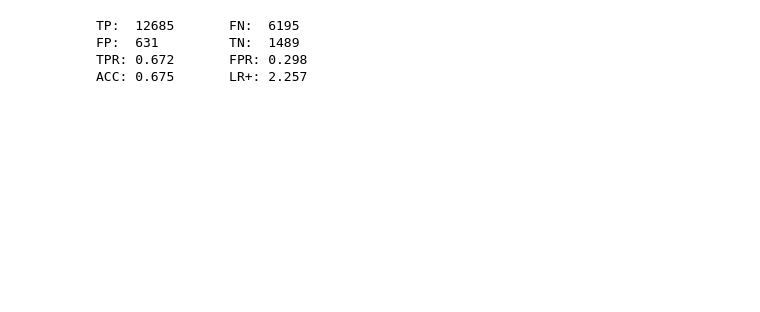
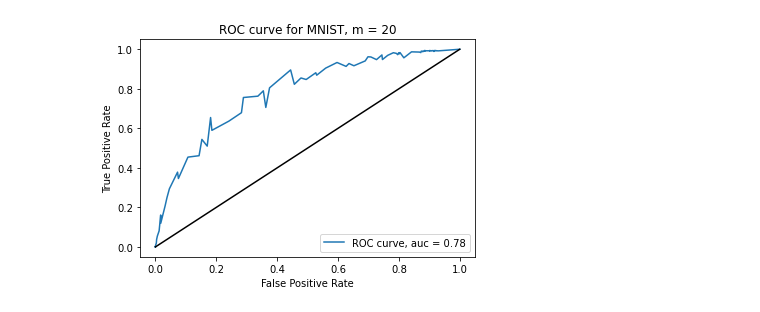
Before and after one commit to johannes-graner/data-mining-project, a Jupyter notebook: code/mnist.ipynb, the cells around one changed output. Cells and saved outputs as stored; diff of their text form; code cells hidden in the pictures; blank space fills up the shorter version.

Commit message:
ROC curves

```diff
--- a/code/mnist.ipynb
+++ b/code/mnist.ipynb
@@ -16,4 +21,4 @@ labels = np.array(list(map(lambda x: 0 if x != 0 else 1, labels)))
 # %%
 x_train, x_test, y_train, y_test = train_test_split(
-  digits, labels, test_size=0.3
+  data_inliers, labels_inliers, test_size=0.3
 )
@@ -24,12 +30,12 @@ y_train = y_train[train_inliers]
 # %%
-def run(m, eps, output=True):
-  d = x_train.shape[1]
+def run(m, eps, train, test, true, output=True):
+  d = train.shape[1]
 
   detector = frocc(m, eps, d)
-  detector.train(x_train)
-  y_pred = detector.test(x_test)
+  detector.train(train)
+  y_pred = detector.test(test)
 
-  tp, fn, fp, tn = confusion_matrix(y_test, y_pred).ravel()
+  tp, fn, fp, tn = confusion_matrix(true, y_pred).ravel()
   tpr = tp/(tp + fn)
   fpr = fp/(fp + tn)
   acc = (tp + tn)/(tp + fn + fp + tn)
@@ -39,12 +45,44 @@ def run(m, eps, output=True):
     print("FP:  {} \t TN:  {}".format(fp, tn))
     print("TPR: {:.3f} \t FPR: {:.3f}".format(tpr, fpr))
     print("ACC: {:.3f} \t LR+: {:.3f}".format(acc, tpr/fpr))
+
+  del detector
+
+  return tpr, fpr
-# %%
-m = 20
-eps = 0.0002
-run(m, eps)
-# %% [output]
-TP:  12685       FN:  6195
-FP:  631         TN:  1489
-TPR: 0.672       FPR: 0.298
-ACC: 0.675       LR+: 2.257
+# %%
+m = 20
+n = 100
+min_eps = 0.0001
+max_eps = 1
+fac = np.power(max_eps/min_eps, 1/(n-1))
+epsilons = np.zeros((n,1)).flatten()
+epsilons[0] = min_eps
+for i in range(n-1):
+  epsilons[i+1] = fac*epsilons[i]
+
+lr_plus = np.zeros((n,2))
+
+k = 5
+results = np.zeros((k,2))
+for i in range(n):
+  eps = epsilons[i]
+  for j in range(k):
+    results[j] = run(m, eps, x_train, x_test, y_test, False)
+  lr_plus[i] = results.mean(axis=0)
+
+fpr = lr_plus.T[1]
+tpr = lr_plus.T[0]
+sort_by_fpr = np.argsort(fpr)
+fpr = np.append(fpr[sort_by_fpr], [1.0])
+tpr = np.append(tpr[sort_by_fpr], [1.0])
+roc_auc = auc(fpr[fpr.nonzero()], tpr[fpr.nonzero()])
+plt.figure()
+plt.plot(fpr, tpr, label='ROC curve, auc = %.2f' % roc_auc)
+plt.plot([0,1],[0,1], color='black')
+plt.xlabel('False Positive Rate')
+plt.ylabel('True Positive Rate')
+plt.title('ROC curve for MNIST, m = %d' % m)
+plt.legend(loc='lower right')
+plt.savefig('results/mnist_roc_m%d' % m)
+# %% [output]
+[figure, added]
```
Also changed, not shown: parts of 6 cells of this notebook, 2 other files.
